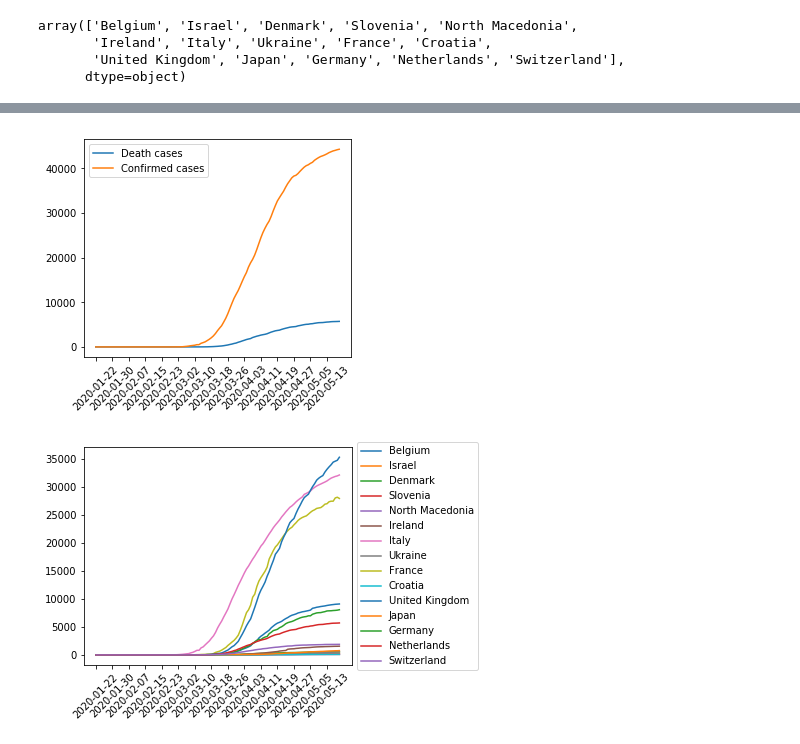
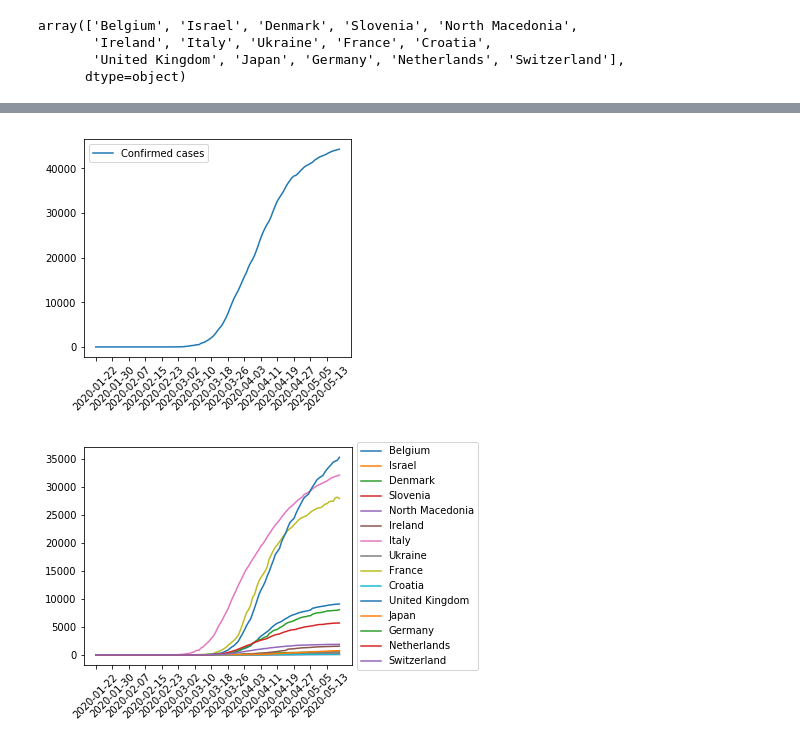
Before and after one commit to zaida-rivai/DMT2020_Group85, a Jupyter notebook: Zaida/John Hopkins.ipynb, the cells around one changed output, grey strips where cells are left out. Drawn from its saved outputs; the diff is of its cells as text; code cells hidden in the pictures.

```diff
--- a/Zaida/John Hopkins.ipynb
+++ b/Zaida/John Hopkins.ipynb
@@ -38,30 +40,30 @@ indNames = [indexName[i] for i in range(len(nl)) if i %5 ==0]
 # %%
 nl = df[df['Country/Region']=="Netherlands"]
 
 ticks = list(df.index.unique().strftime('%Y-%m-%d'))
 tick_range = list(range(len(ticks)))
 del tick_range[2-1::2]
 del tick_range[2-1::2]
 del tick_range[2-1::2]
 del ticks[2-1::2]
 del ticks[2-1::2]
 del ticks[2-1::2]
 fig = plt.figure()
 ax = plt.subplot(111)
-plt.plot(nl.Deaths.values,label="Death cases")
+# plt.plot(nl.Deaths.values,label="Death cases")
 plt.plot(nl.Confirmed.values, label='Confirmed cases')
 
 plt.xticks(tick_range,ticks, rotation=45)
 plt.legend()
 # Shrink current axis by 20%
 box = ax.get_position()
 ax.set_position([box.x0, box.y0, box.width * 0.8, box.height])
 
 # Put a legend to the right of the current axis
 # ax.legend(loc='center left', bbox_to_anchor=(1, 0.5))
 plt.show()
 # %% [output]
-[figure, old version]
+[figure, new version]
 # %%
 ticks = list(df.index.unique().strftime('%Y-%m-%d'))
 tick_range = list(range(len(ticks)))
```
Also changed, not shown: parts of 1 cell of this notebook, 5 other files.
